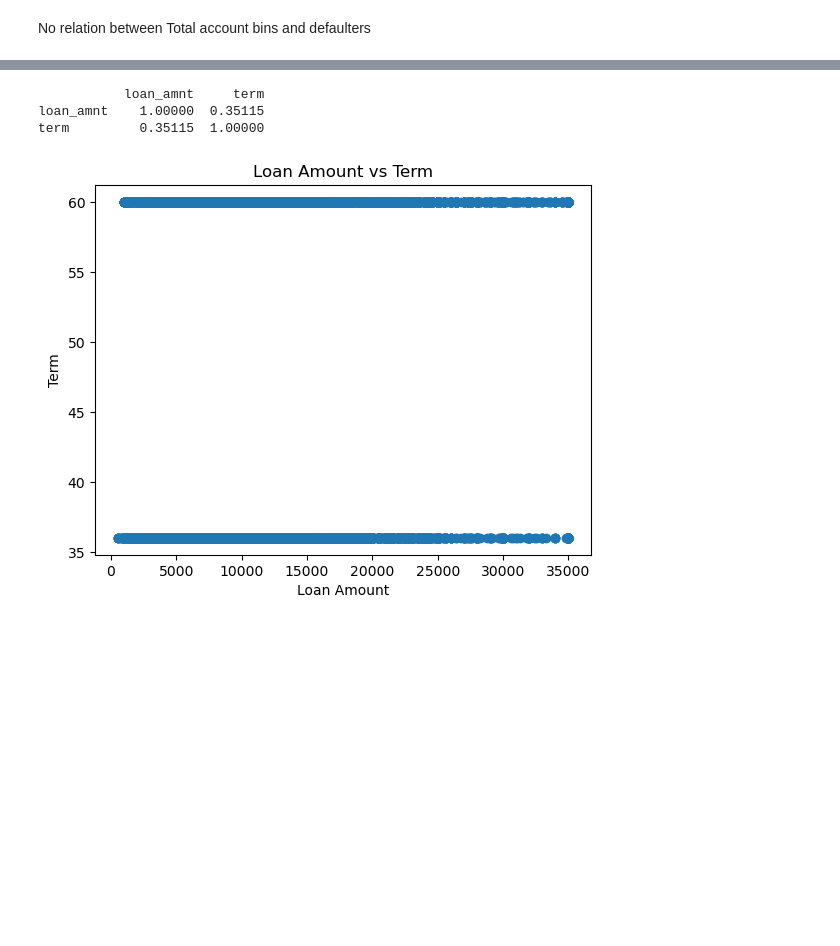
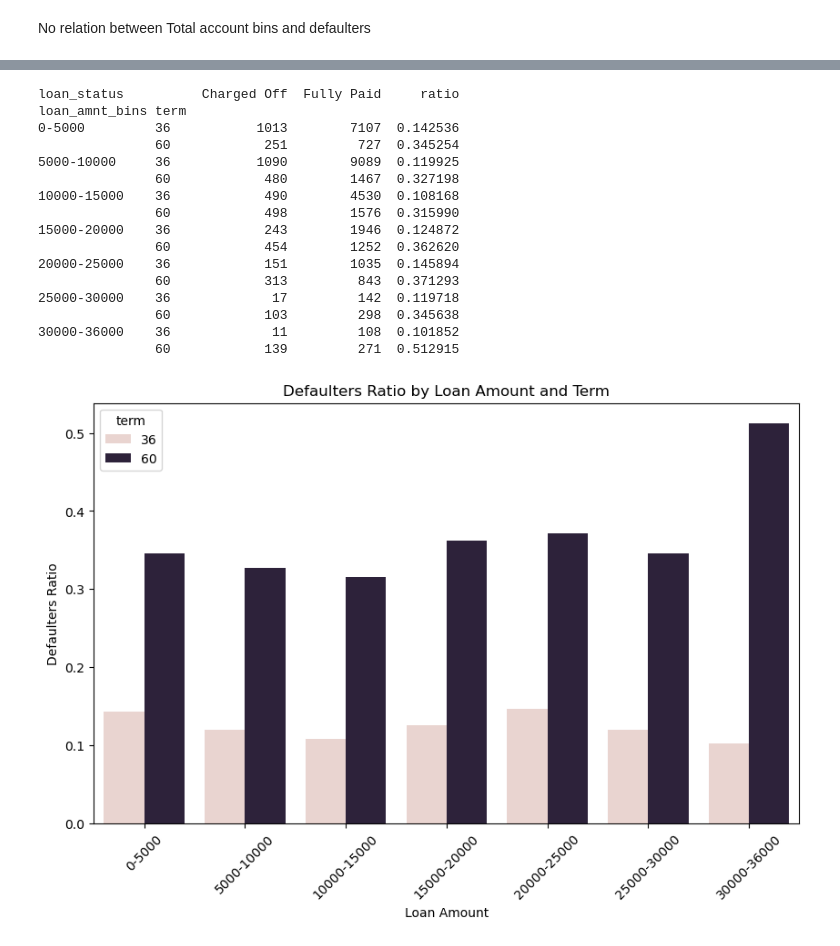
Before and after one commit to Rishabh-Saha/LendingClubCaseStudy, a Jupyter notebook: Rishabh_Saha.ipynb, the cells around one changed output, grey strips where cells are left out. Saved outputs shown, nothing was run; the diff lists cells and outputs as text; code cells hidden in the pictures; blank space fills up the shorter version.

```diff
--- a/Rishabh_Saha.ipynb
+++ b/Rishabh_Saha.ipynb
@@ -791,17 +795,40 @@ Possible options:
-# %%
-# Let's find correlation between Loan Amount and Term
-
-print(df[['loan_amnt', 'term']].corr())
-
-# Let's plot a scatter plot between Loan Amount and Term
-
-plt.scatter(df['loan_amnt'], df['term'])
-plt.xlabel('Loan Amount')
-plt.ylabel('Term')
-plt.title('Loan Amount vs Term')
-plt.show()
-# %% [output]
-           loan_amnt     term
-loan_amnt    1.00000  0.35115
-term         0.35115  1.00000
-[figure, removed]
+# %%
+# Let's find correlation between Loan Amount and Term for loan status
+
+# Let's bin the loan amount and create a pivot table
+
+df['loan_amnt_bins'] = pd.cut(df['loan_amnt'], bins=[0, 5000, 10000, 15000, 20000, 25000, 30000, 36000], labels=['0-5000', '5000-10000', '10000-15000', '15000-20000', '20000-25000', '25000-30000', '30000-36000'])
+
+grouped = df.groupby(['loan_amnt_bins', 'term', 'loan_status'])
+
+pivot = grouped['member_id'].count().unstack()
+
+pivot['ratio'] = pivot['Charged Off'] / pivot['Fully Paid']
+
+print(pivot)
+
+plt.figure(figsize=(10, 6))
+sns.barplot(x='loan_amnt_bins', y='ratio', hue='term', data=pivot.reset_index())
+plt.xlabel('Loan Amount')
+plt.ylabel('Defaulters Ratio')
+plt.title('Defaulters Ratio by Loan Amount and Term')
+plt.xticks(rotation=45)
+plt.show()
+# %% [output]
+loan_status          Charged Off  Fully Paid     ratio
+loan_amnt_bins term
+0-5000         36           1013        7107  0.142536
+               60            251         727  0.345254
+5000-10000     36           1090        9089  0.119925
+               60            480        1467  0.327198
+10000-15000    36            490        4530  0.108168
+               60            498        1576  0.315990
+15000-20000    36            243        1946  0.124872
+               60            454        1252  0.362620
+20000-25000    36            151        1035  0.145894
+               60            313         843  0.371293
+25000-30000    36             17         142  0.119718
+               60            103         298  0.345638
+30000-36000    36             11         108  0.101852
+               60            139         271  0.512915
+[figure, added]
```
Also changed, not shown: parts of 25 cells of this notebook.
